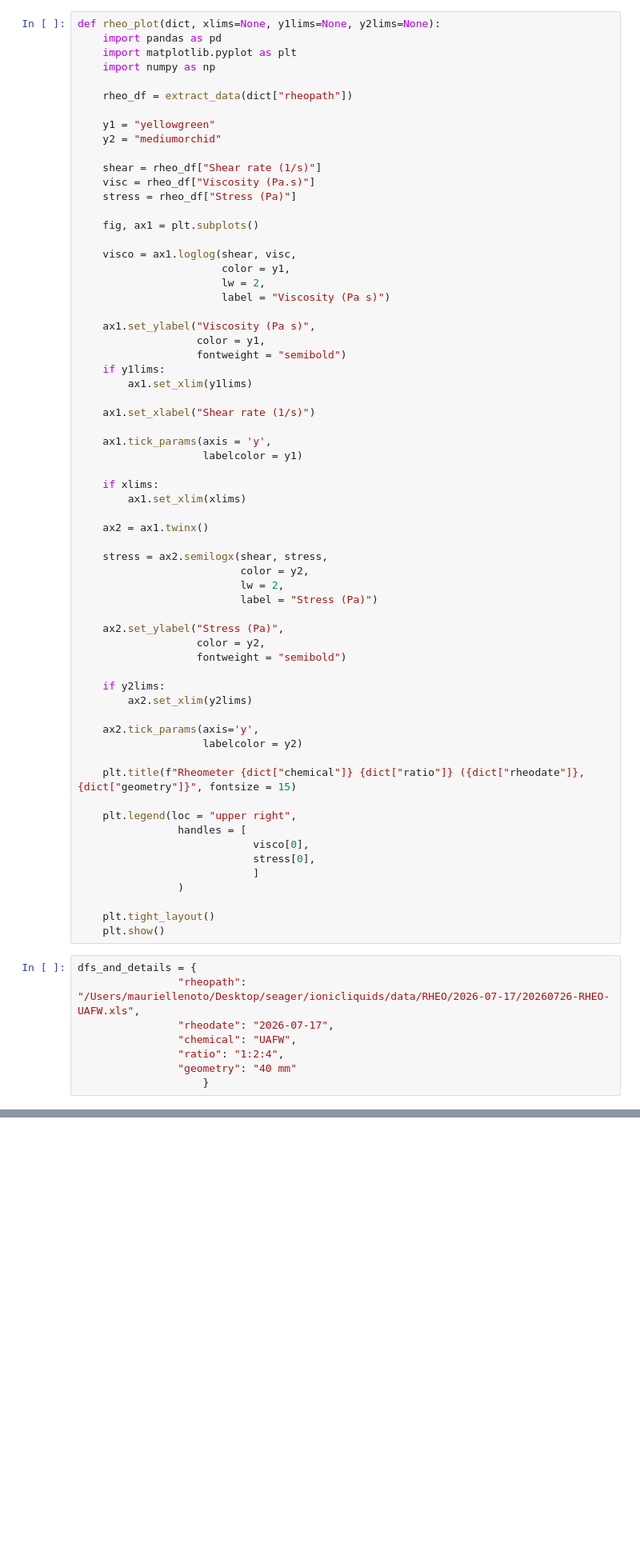
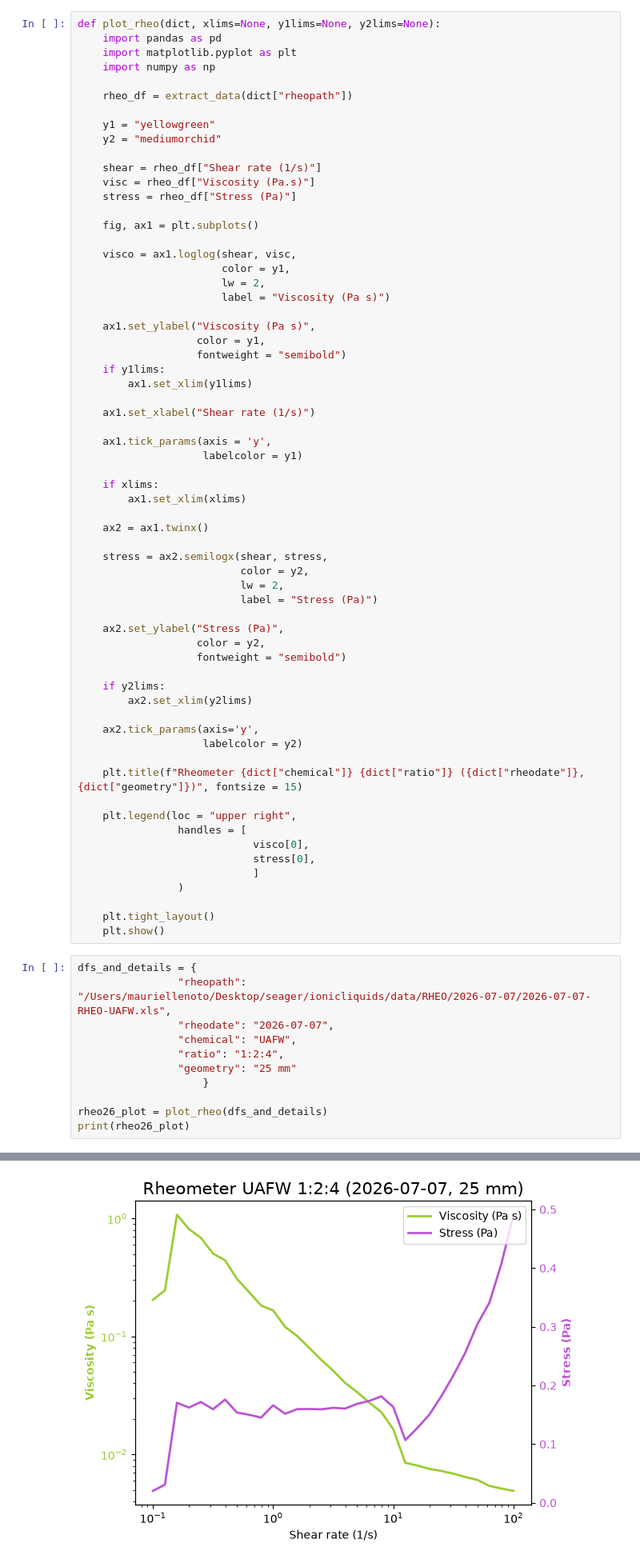
Before and after one commit to maurielle-noto/ionic-liquid-characterization, a Jupyter notebook: rheo.ipynb, the cells around one changed output, grey strips where cells are left out. Shown at 80% size. Saved outputs shown, nothing was run; the diff lists cells and outputs as text; blank space fills up the shorter version.

```diff
--- a/rheo.ipynb
+++ b/rheo.ipynb
@@ -125,7 +125,7 @@ plt.show()
 # %% [output]
 [figure]
 # %%
-def rheo_plot(dict, xlims=None, y1lims=None, y2lims=None):
+def plot_rheo(dict, xlims=None, y1lims=None, y2lims=None):
     import pandas as pd
     import matplotlib.pyplot as plt
     import numpy as np
@@ -177,7 +177,7 @@ def rheo_plot(dict, xlims=None, y1lims=None, y2lims=None):
     ax2.tick_params(axis='y',
                     labelcolor = y2)
 
-    plt.title(f"Rheometer {dict["chemical"]} {dict["ratio"]} ({dict["rheodate"]}, {dict["geometry"]}", fontsize = 15)
+    plt.title(f"Rheometer {dict["chemical"]} {dict["ratio"]} ({dict["rheodate"]}, {dict["geometry"]})", fontsize = 15)
 
     plt.legend(loc = "upper right",
                 handles = [
@@ -190,9 +190,13 @@ def rheo_plot(dict, xlims=None, y1lims=None, y2lims=None):
     plt.show()
 # %%
 dfs_and_details = {
-                "rheopath": "/Users/mauriellenoto/Desktop/seager/ionicliquids/data/RHEO/2026-07-17/20260726-RHEO-UAFW.xls",
-                "rheodate": "2026-07-17",
+                "rheopath": "/Users/mauriellenoto/Desktop/seager/ionicliquids/data/RHEO/2026-07-07/2026-07-07-RHEO-UAFW.xls",
+                "rheodate": "2026-07-07",
                 "chemical": "UAFW",
                 "ratio": "1:2:4",
-                "geometry": "40 mm"
+                "geometry": "25 mm"
                     }
+
+rheo26_plot = plot_rheo(dfs_and_details)
+print(rheo26_plot)
+# %% [output]
@@ -198,0 +204 @@ dfs_and_details = {
+[figure, added]
```
Also changed, not shown: parts of 2 cells of this notebook, 2 other files.
